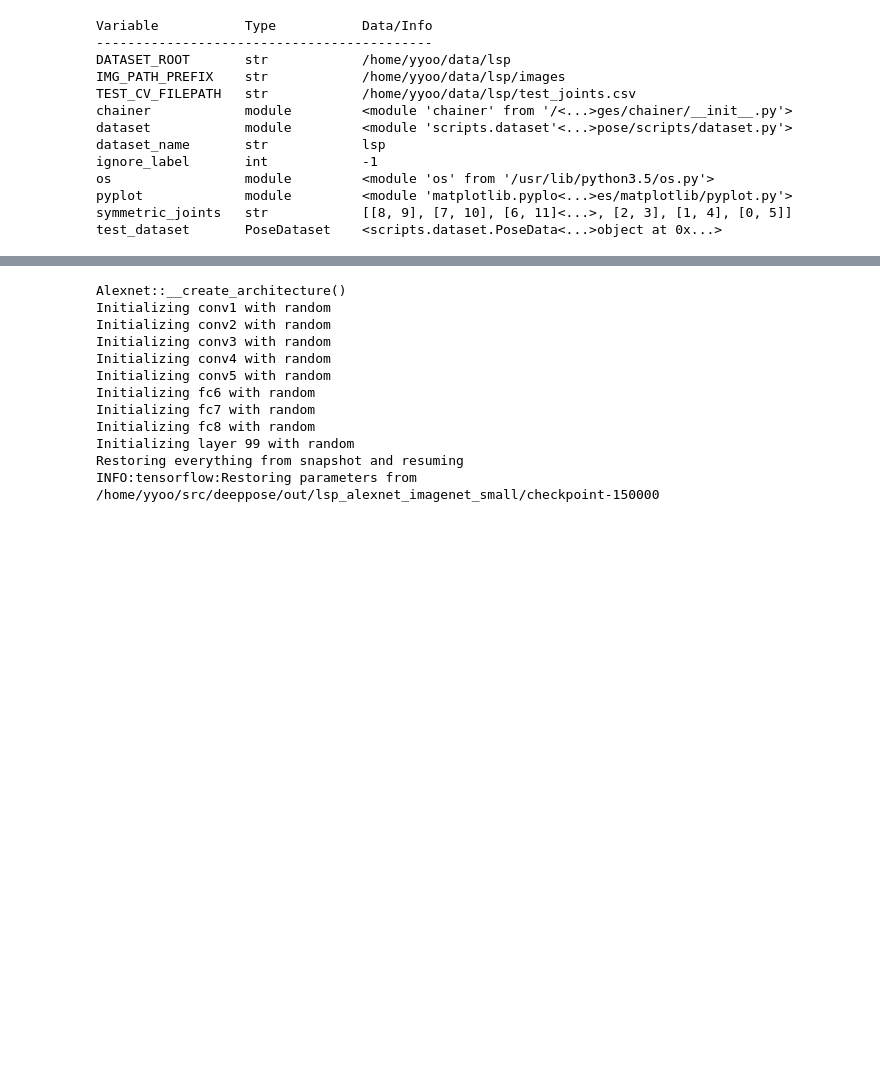
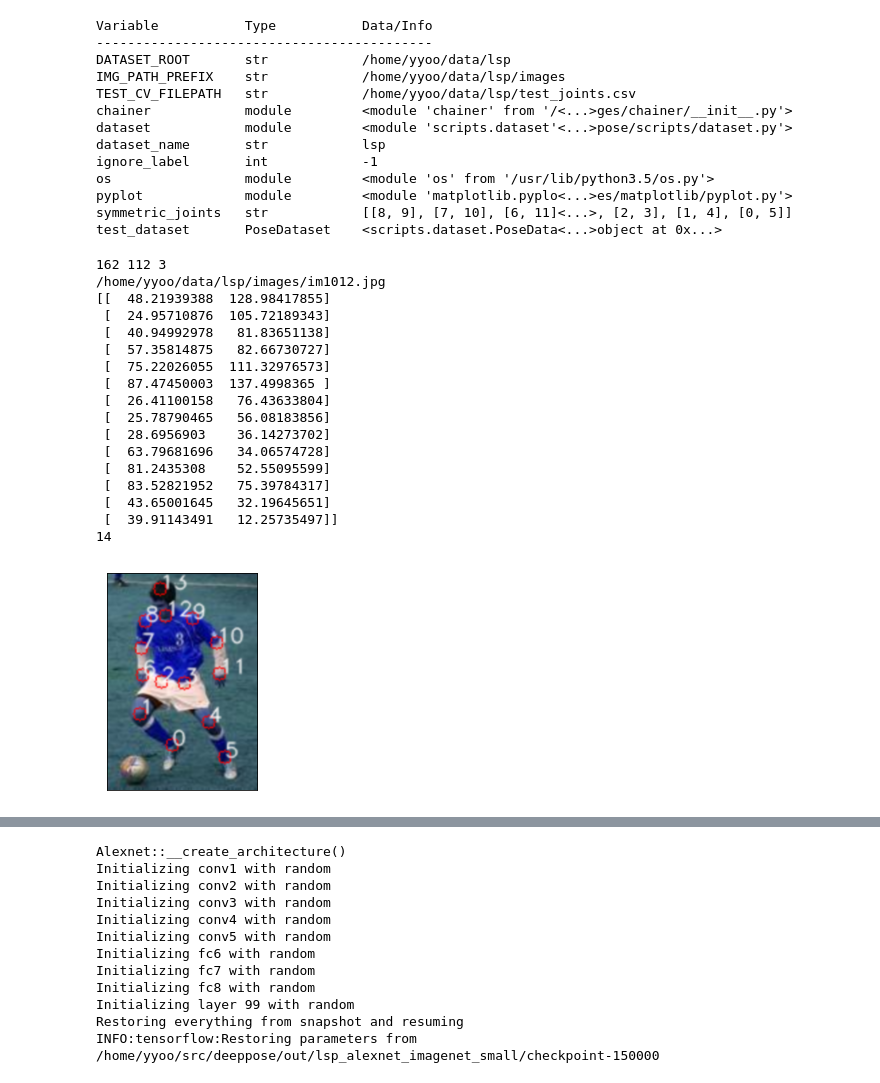
Before and after one commit to ys7yoo/deeppose_tf, a Jupyter notebook: plot_examples.ipynb, the cells around one changed output, grey strips where cells are left out. Drawn from its saved outputs; the diff is of its cells as text; code cells hidden in the pictures; blank space fills up the shorter version.

Commit message:
added feature marks

```diff
--- a/plot_examples.ipynb
+++ b/plot_examples.ipynb
@@ -64,3 +64,63 @@ test_dataset       PoseDataset    <scripts.dataset.PoseData<...>object at 0x...>
 test_dataset?
 # %%
 test_dataset??
+# %%
+## Plot original images
+
+import cv2
+from matplotlib import pyplot as plt
+
+imageIdx = 11
+# get original image: HWC BGR original image (not cropped)
+img=test_dataset.get_original_image(imageIdx)
+h,w,d=img.shape
+print(h,w,d)
+
+imgFilename, joints = test_dataset.joints[imageIdx]
+print(imgFilename)
+print(joints)
+
+# mark joints
+def markJoints(img, joints):
+
+    numJoints, t = joints.shape
+    print(numJoints)
+
+    circSize=10
+    font = cv2.FONT_HERSHEY_SIMPLEX
+
+    for i in range(numJoints):
+        x = int(joints[i,0])
+        y = int(joints[i,1])
+
+        cv2.circle(img, (x, y), 5, (255, 0, 0)) #, -1)
+
+        #cv2.putText(img, str(i+1), (x,y), font, 0.5, (255,255,255), 1, cv2.LINE_AA)
+        cv2.putText(img, str(i), (x,y), font, 0.5, (255,255,255), 1, cv2.LINE_AA)
+
+markJoints(img, joints)
+
+
+#cv2.imshow('image',img)
+plt.imshow(img, cmap = 'gray', interpolation = 'bicubic')
+plt.xticks([]), plt.yticks([])  # to hide tick values on X and Y axis
+plt.show()
+# %% [output]
+162 112 3
+/home/yyoo/data/lsp/images/im1012.jpg
+[[  48.21939388  128.98417855]
+ [  24.95710876  105.72189343]
+ [  40.94992978   81.83651138]
+ [  57.35814875   82.66730727]
+ [  75.22026055  111.32976573]
+ [  87.47450003  137.4998365 ]
+ [  26.41100158   76.43633804]
+ [  25.78790465   56.08183856]
+ [  28.6956903    36.14273702]
+ [  63.79681696   34.06574728]
+ [  81.2435308    52.55095599]
+ [  83.52821952   75.39784317]
+ [  43.65001645   32.19645651]
+ [  39.91143491   12.25735497]]
+14
+[figure, added]
```
Also changed, not shown: parts of 1 cell of this notebook.
